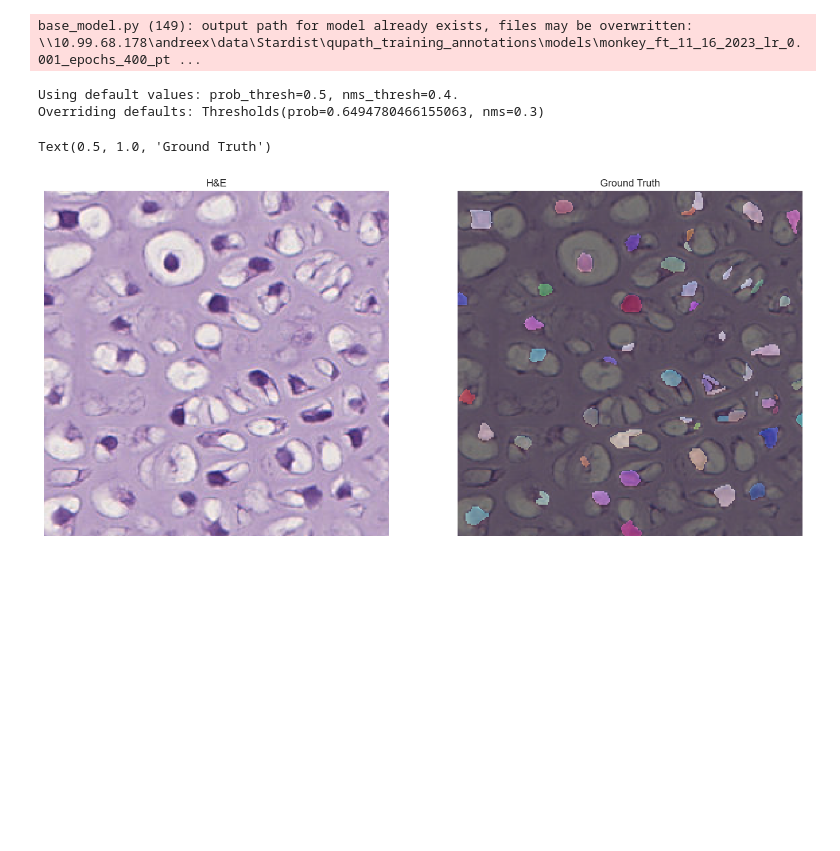
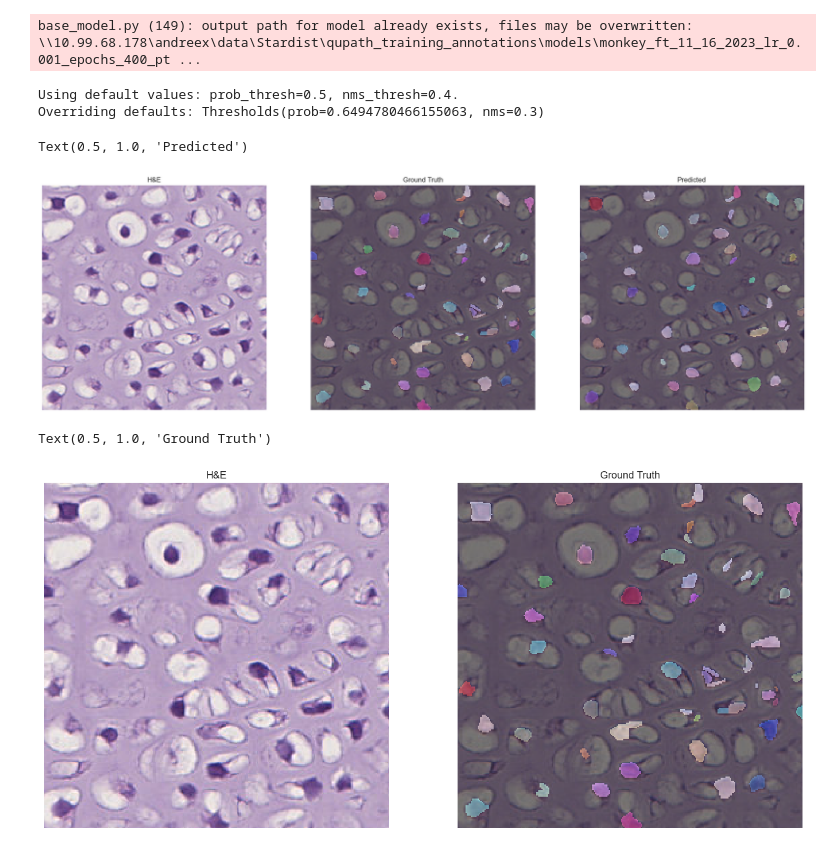
Before and after one commit to donniekramer8/Nuclei-seg-collection, a Jupyter notebook: stardist/monkey/4_Test_Model.ipynb, the cells around one changed output. Drawn from its saved outputs; the diff is of its cells as text; code cells hidden in the pictures; blank space fills up the shorter version.

```diff
--- a/stardist/monkey/4_Test_Model.ipynb
+++ b/stardist/monkey/4_Test_Model.ipynb
@@ -97,6 +158,30 @@ def show_tile_segmented(tile, segmented, **kwargs):
 
     plt.tight_layout()
     plt.show()
+# %%
+ind = 1
+
+cropped_img = HE_tiles[ind]
+cropped_lbl_gt = mask_tiles[ind]
+
+
+fig, ax = plt.subplots(1,3,figsize = (24, 8))
+ax[0].imshow(cropped_img)
+ax[0].axis('off')
+ax[0].set_title('H&E')
+
+ax[1].imshow(cropped_img)
+ax[1].imshow(cropped_lbl_gt, cmap=lbl_cmap, alpha=0.5)
+ax[1].axis('off')
+ax[1].set_title('Ground Truth')
+
+ax[2].imshow(cropped_img)
+ax[2].imshow(mask_val_pred[ind], cmap=lbl_cmap, alpha=0.5)
+ax[2].axis('off')
+ax[2].set_title('Predicted')
+# %% [output]
+Text(0.5, 1.0, 'Predicted')
+[figure, added]
 # %%
 ind = 1
 
```
Also changed, not shown: parts of 12 cells of this notebook, 40 other files.
